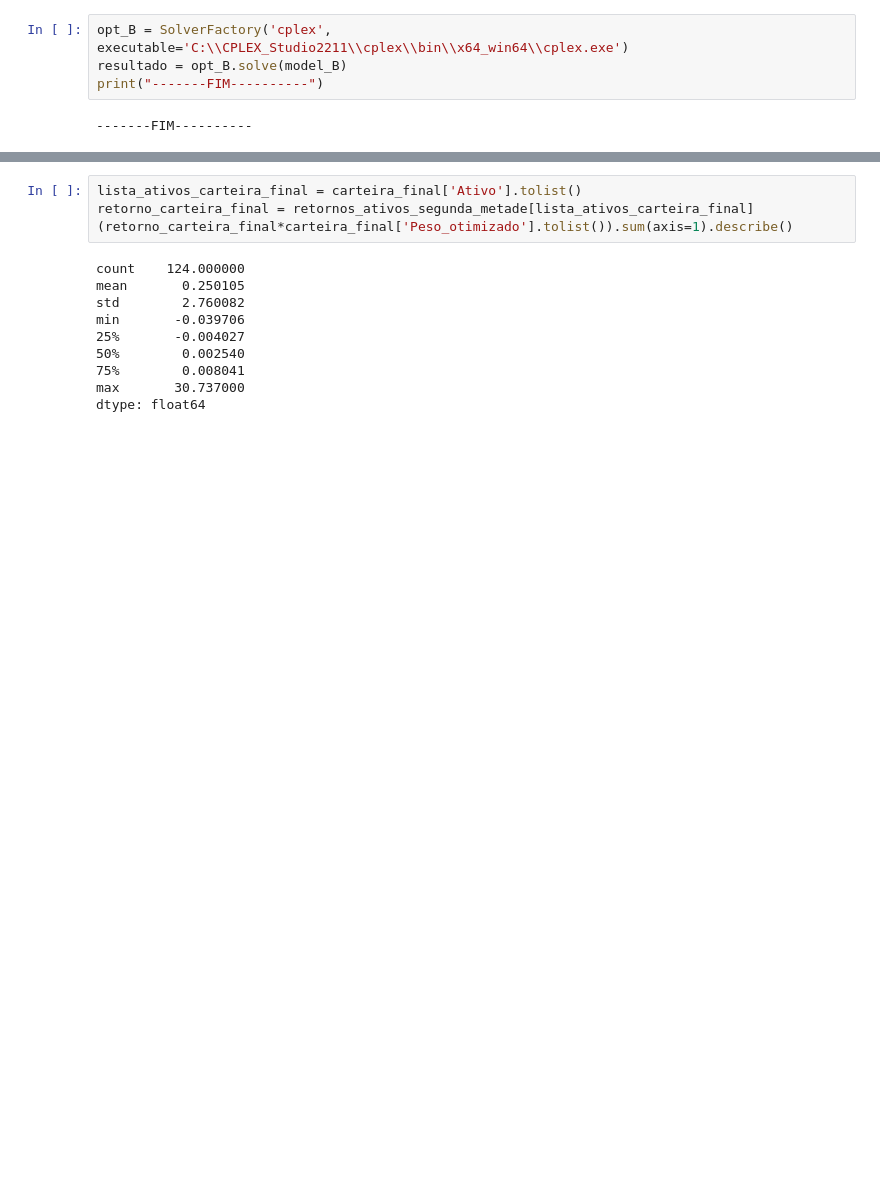
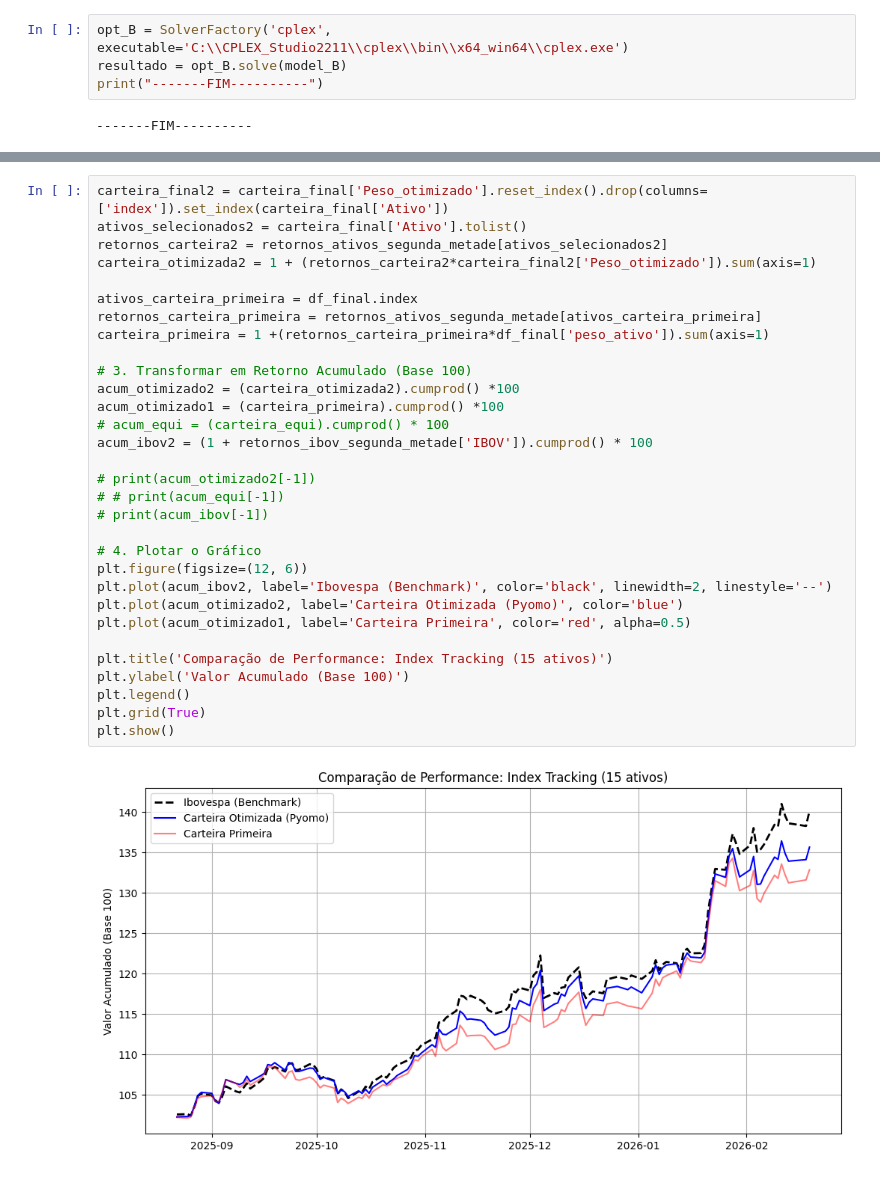
Before and after one commit to JoaoNogaroli/mestrado, a Jupyter notebook: app_modelo_rebalanceamento_custo_transacao.ipynb, the cells around one changed output, grey strips where cells are left out. Saved outputs shown, nothing was run; the diff lists cells and outputs as text; blank space fills up the shorter version.

```diff
--- a/app_modelo_rebalanceamento_custo_transacao.ipynb
+++ b/app_modelo_rebalanceamento_custo_transacao.ipynb
@@ -436,14 +436,33 @@ CSNA3.SA     0.011932      1.0
-# %%
-lista_ativos_carteira_final = carteira_final['Ativo'].tolist()
-retorno_carteira_final = retornos_ativos_segunda_metade[lista_ativos_carteira_final]
-(retorno_carteira_final*carteira_final['Peso_otimizado'].tolist()).sum(axis=1).describe()
-# %% [output]
-count    124.000000
-mean       0.250105
-std        2.760082
-min       -0.039706
-25%       -0.004027
-50%        0.002540
-75%        0.008041
-max       30.737000
-dtype: float64
+# %%
+carteira_final2 = carteira_final['Peso_otimizado'].reset_index().drop(columns=['index']).set_index(carteira_final['Ativo'])
+ativos_selecionados2 = carteira_final['Ativo'].tolist()
+retornos_carteira2 = retornos_ativos_segunda_metade[ativos_selecionados2]
+carteira_otimizada2 = 1 + (retornos_carteira2*carteira_final2['Peso_otimizado']).sum(axis=1)
+
+ativos_carteira_primeira = df_final.index
+retornos_carteira_primeira = retornos_ativos_segunda_metade[ativos_carteira_primeira]
+carteira_primeira = 1 +(retornos_carteira_primeira*df_final['peso_ativo']).sum(axis=1)
+
+# 3. Transformar em Retorno Acumulado (Base 100)
+acum_otimizado2 = (carteira_otimizada2).cumprod() *100
+acum_otimizado1 = (carteira_primeira).cumprod() *100
+# acum_equi = (carteira_equi).cumprod() * 100
+acum_ibov2 = (1 + retornos_ibov_segunda_metade['IBOV']).cumprod() * 100
+
+# print(acum_otimizado2[-1])
+# # print(acum_equi[-1])
+# print(acum_ibov[-1])
+
+# 4. Plotar o Gráfico
+plt.figure(figsize=(12, 6))
+plt.plot(acum_ibov2, label='Ibovespa (Benchmark)', color='black', linewidth=2, linestyle='--')
+plt.plot(acum_otimizado2, label='Carteira Otimizada (Pyomo)', color='blue')
+plt.plot(acum_otimizado1, label='Carteira Primeira', color='red', alpha=0.5)
+
+plt.title('Comparação de Performance: Index Tracking (15 ativos)')
+plt.ylabel('Valor Acumulado (Base 100)')
+plt.legend()
+plt.grid(True)
+plt.show()
+# %% [output]
+[figure, added]
```
Also changed, not shown: parts of 8 cells of this notebook.
